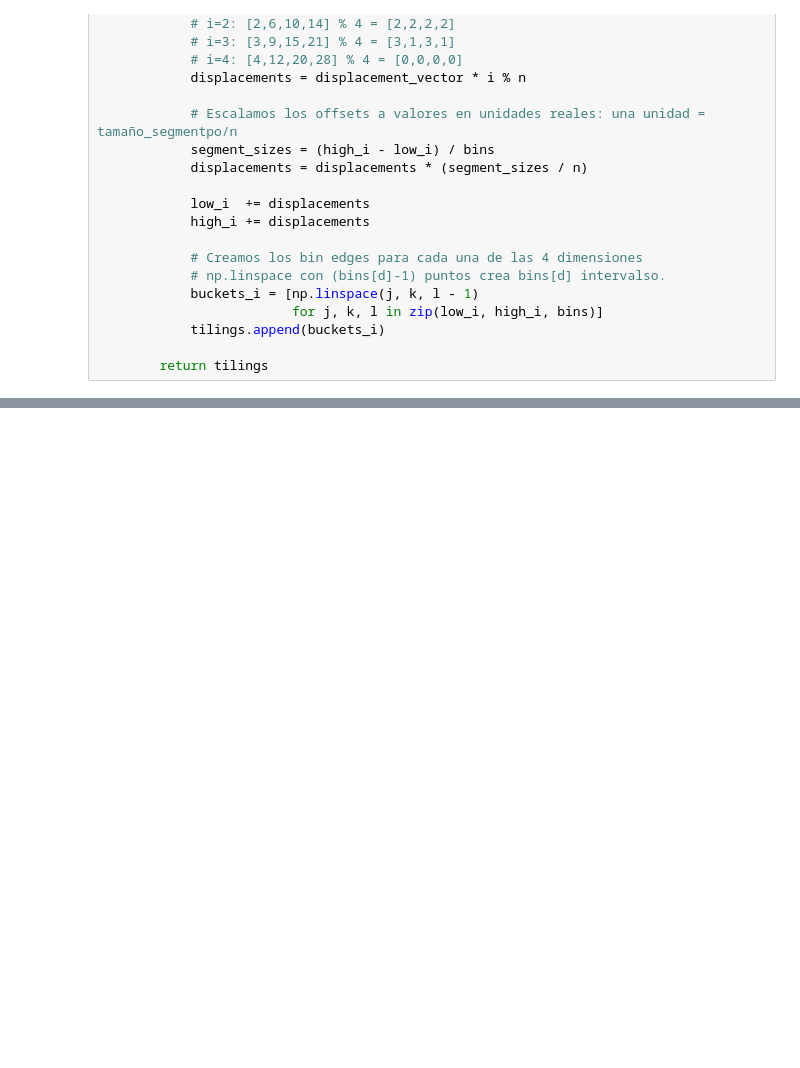
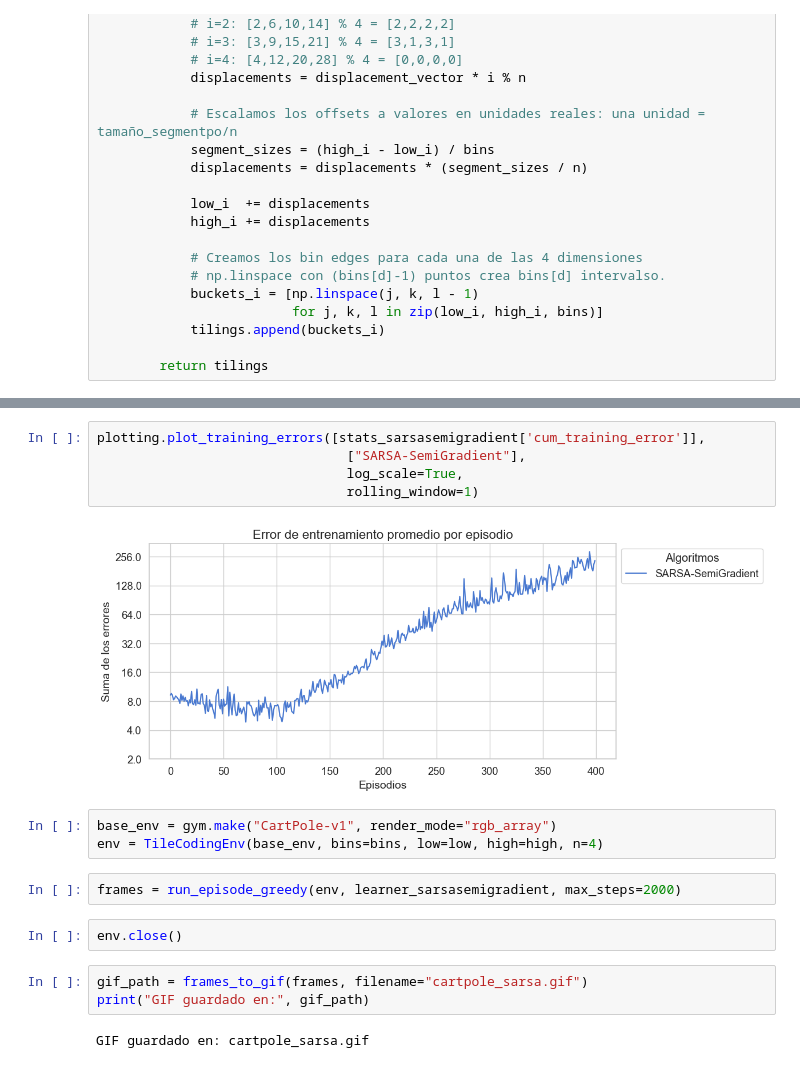
Before and after one commit to mlucasumu/EML_RL_LucasOrtiz, a Jupyter notebook: entornos_complejos/metodos_aproximados.ipynb, the cells around one changed output, grey strips where cells are left out. Cells and saved outputs as stored; diff of their text form; blank space fills up the shorter version.

```diff
--- a/entornos_complejos/metodos_aproximados.ipynb
+++ b/entornos_complejos/metodos_aproximados.ipynb
@@ -190,0 +317,19 @@ Observación del TileCoded (4 tilings x 4 dims):
+# %%
+plotting.plot_training_errors([stats_sarsasemigradient['cum_training_error']],
+                                ["SARSA-SemiGradient"],
+                                log_scale=True,
+                                rolling_window=1)
+# %% [output]
+[figure, added]
+# %%
+base_env = gym.make("CartPole-v1", render_mode="rgb_array")
+env = TileCodingEnv(base_env, bins=bins, low=low, high=high, n=4)
+# %%
+frames = run_episode_greedy(env, learner_sarsasemigradient, max_steps=2000)
+# %%
+env.close()
+# %%
+gif_path = frames_to_gif(frames, filename="cartpole_sarsa.gif")
+print("GIF guardado en:", gif_path)
+# %% [output]
+GIF guardado en: cartpole_sarsa.gif
```
Also changed, not shown: parts of 14 cells of this notebook, 5 other files.
